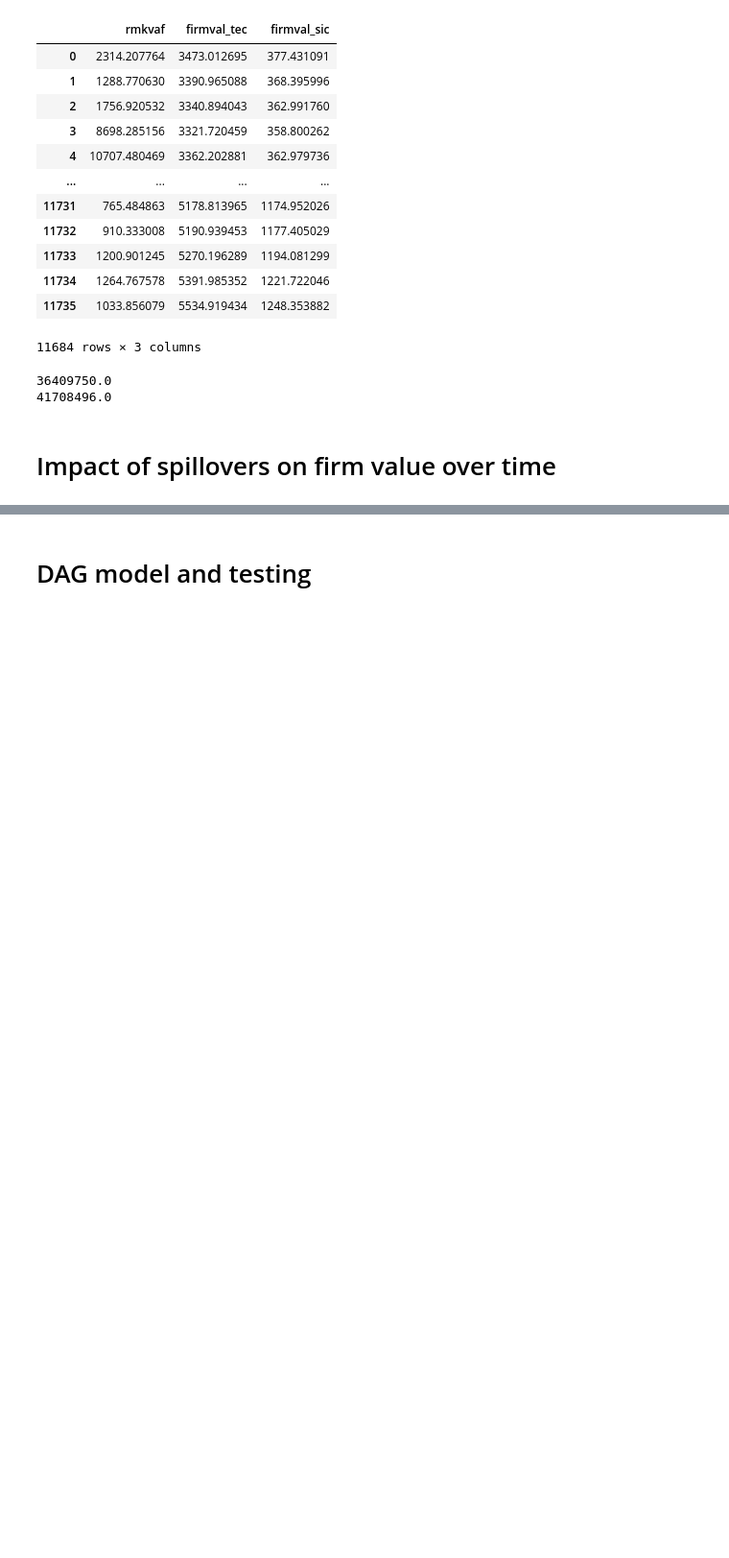
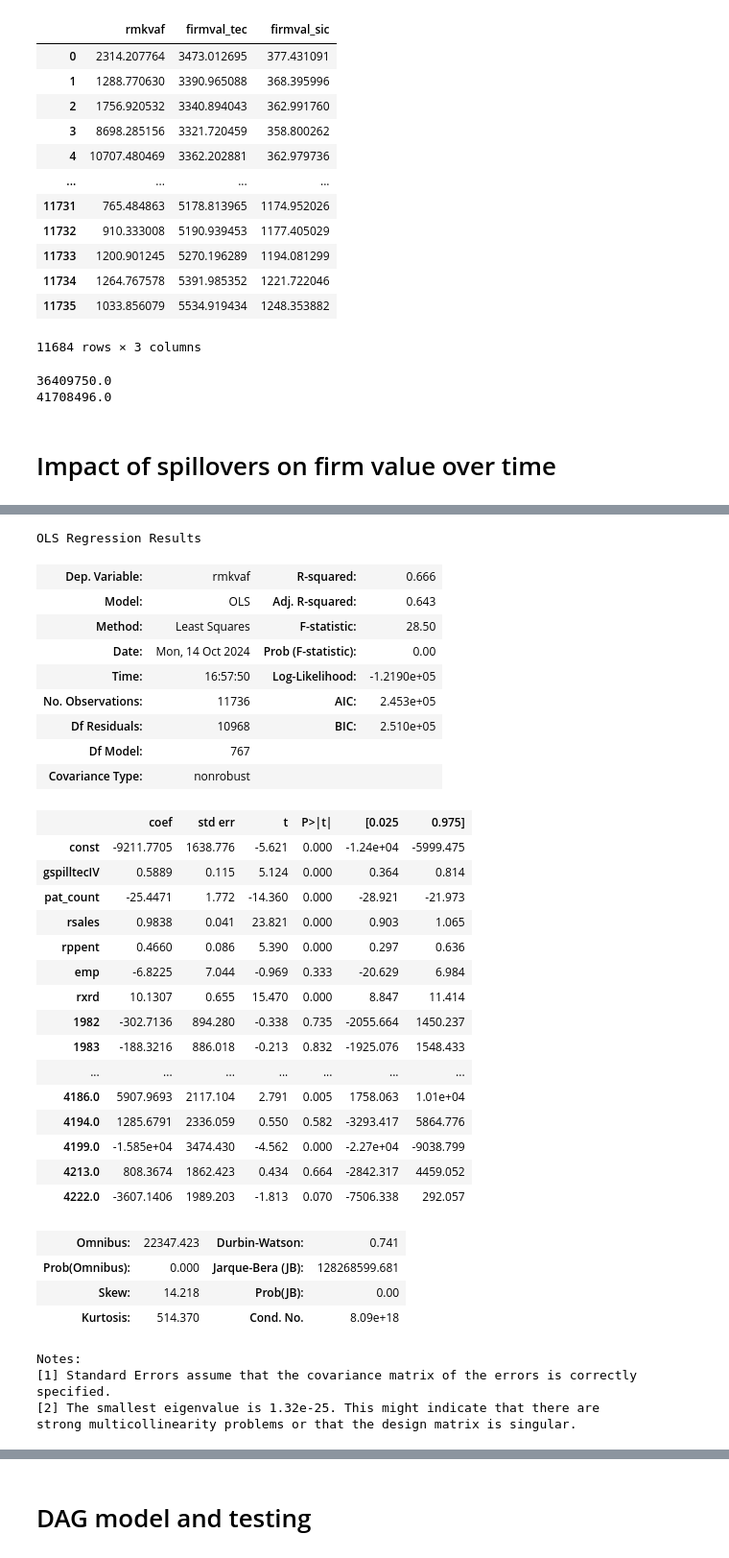
Before and after one commit to MartinMcFarlane/ECO2425-Causal-ML, a Jupyter notebook: Spillovers Project.ipynb, the cells around one changed output, grey strips where cells are left out. Shown at 96% size. Drawn from its saved outputs; the diff is of its cells as text; code cells hidden in the pictures; blank space fills up the shorter version.

```diff
--- a/Spillovers Project.ipynb
+++ b/Spillovers Project.ipynb
@@ -729,0 +840,41 @@ print(df['firmval_tec'].sum())
+# %%
+# Tech spillovers model, firm FE's
+x_vars_fe = x_vars.drop(columns=drop_columns)
+
+year_model3 = sm.OLS(y_var,x_vars_fe).fit()
+year_model3.summary()
+# %% [output]
+OLS Regression Results
+| Dep. Variable: | rmkvaf | R-squared: | 0.666 |
+| Model: | OLS | Adj. R-squared: | 0.643 |
+| Method: | Least Squares | F-statistic: | 28.50 |
+| Date: | Mon, 14 Oct 2024 | Prob (F-statistic): | 0.00 |
+| Time: | 16:57:50 | Log-Likelihood: | -1.2190e+05 |
+| No. Observations: | 11736 | AIC: | 2.453e+05 |
+| Df Residuals: | 10968 | BIC: | 2.510e+05 |
+| Df Model: | 767 |  |  |
+| Covariance Type: | nonrobust |  |  |
+|  | coef | std err | t | P>|t| | [0.025 | 0.975] |
+| const | -9211.7705 | 1638.776 | -5.621 | 0.000 | -1.24e+04 | -5999.475 |
+| gspilltecIV | 0.5889 | 0.115 | 5.124 | 0.000 | 0.364 | 0.814 |
+| pat_count | -25.4471 | 1.772 | -14.360 | 0.000 | -28.921 | -21.973 |
+| rsales | 0.9838 | 0.041 | 23.821 | 0.000 | 0.903 | 1.065 |
+| rppent | 0.4660 | 0.086 | 5.390 | 0.000 | 0.297 | 0.636 |
+| emp | -6.8225 | 7.044 | -0.969 | 0.333 | -20.629 | 6.984 |
+| rxrd | 10.1307 | 0.655 | 15.470 | 0.000 | 8.847 | 11.414 |
+| 1982 | -302.7136 | 894.280 | -0.338 | 0.735 | -2055.664 | 1450.237 |
+| 1983 | -188.3216 | 886.018 | -0.213 | 0.832 | -1925.076 | 1548.433 |
+| ... | ... | ... | ... | ... | ... | ... |
+| 4186.0 | 5907.9693 | 2117.104 | 2.791 | 0.005 | 1758.063 | 1.01e+04 |
+| 4194.0 | 1285.6791 | 2336.059 | 0.550 | 0.582 | -3293.417 | 5864.776 |
+| 4199.0 | -1.585e+04 | 3474.430 | -4.562 | 0.000 | -2.27e+04 | -9038.799 |
+| 4213.0 | 808.3674 | 1862.423 | 0.434 | 0.664 | -2842.317 | 4459.052 |
+| 4222.0 | -3607.1406 | 1989.203 | -1.813 | 0.070 | -7506.338 | 292.057 |
+| Omnibus: | 22347.423 | Durbin-Watson: | 0.741 |
+| Prob(Omnibus): | 0.000 | Jarque-Bera (JB): | 128268599.681 |
+| Skew: | 14.218 | Prob(JB): | 0.00 |
+| Kurtosis: | 514.370 | Cond. No. | 8.09e+18 |
+Notes:
+[1] Standard Errors assume that the covariance matrix of the errors is correctly specified.
+[2] The smallest eigenvalue is 1.32e-25. This might indicate that there are
+strong multicollinearity problems or that the design matrix is singular.
```
Also changed, not shown: parts of 30 cells of this notebook.
